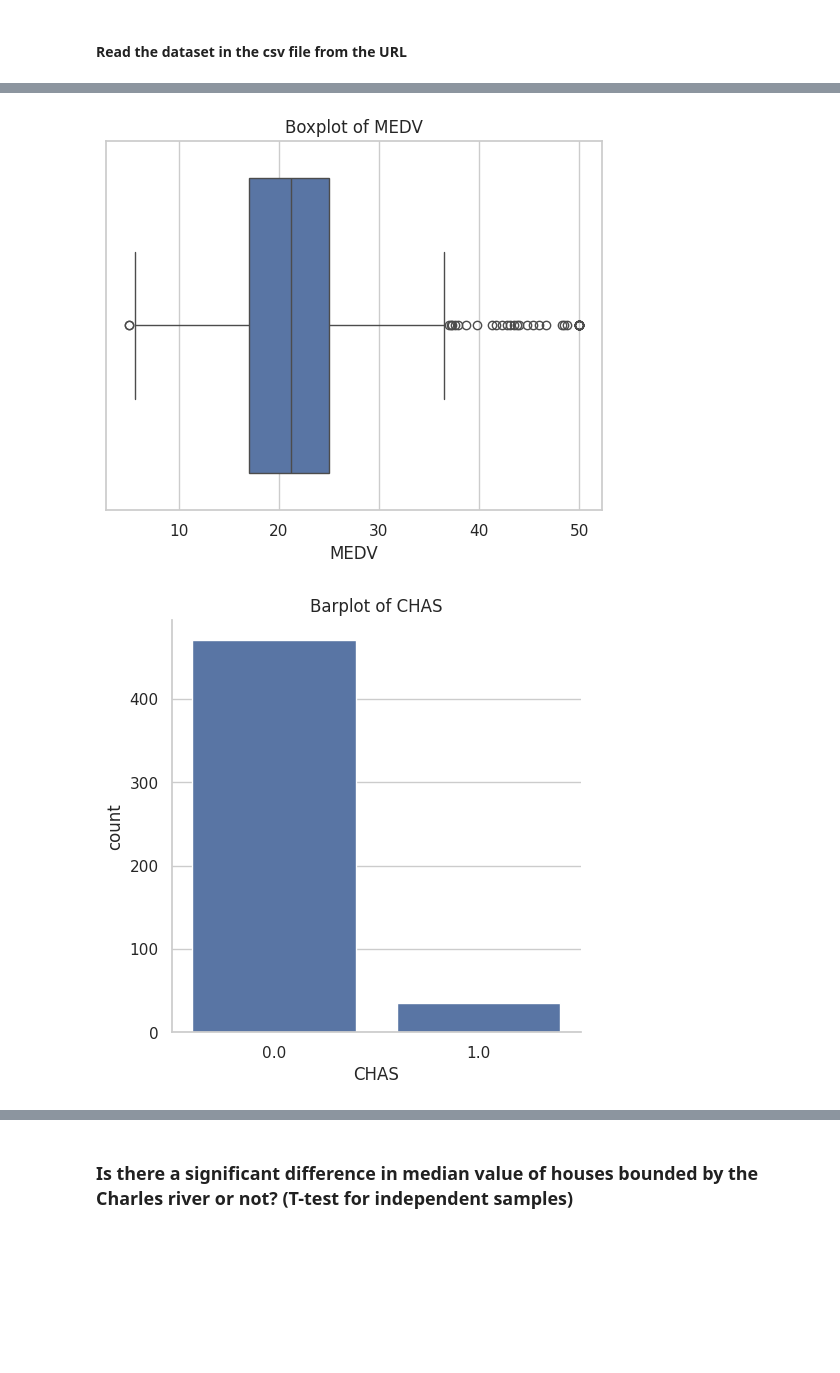
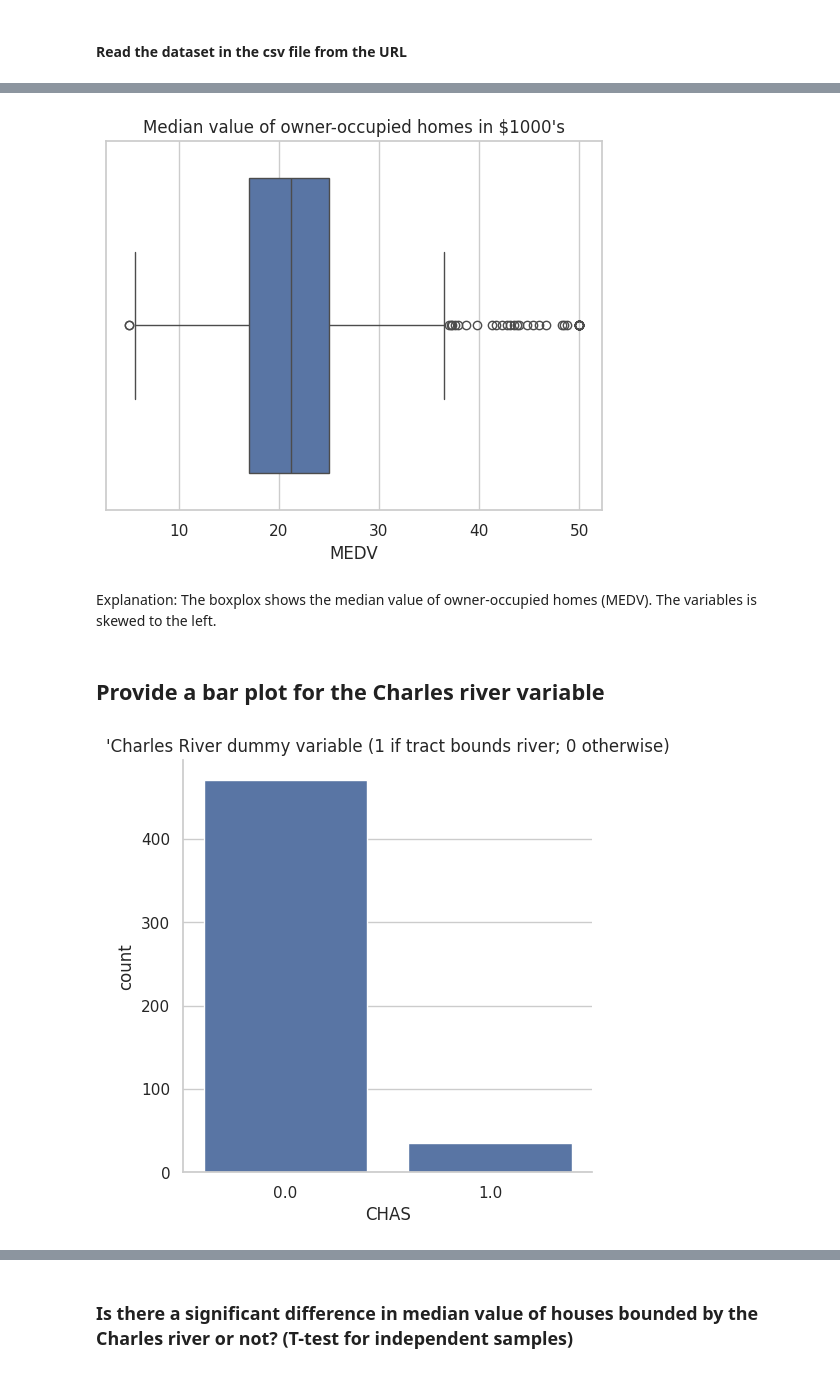
Before and after one commit to JongPow2000/Boston-housing-project, a Jupyter notebook: Optional_Peer_Graded_Assignment.jupyterlite.ipynb, the cells around one changed output, grey strips where cells are left out. Cells and saved outputs as stored; diff of their text form; code cells hidden in the pictures; blank space fills up the shorter version.

```diff
--- a/Optional_Peer_Graded_Assignment.jupyterlite.ipynb
+++ b/Optional_Peer_Graded_Assignment.jupyterlite.ipynb
@@ -34,14 +34,16 @@ boston_df=pd.read_csv(boston_url)
 # %%
-# Visualization 1
 ax1 = sns.boxplot(x='MEDV', data=boston_df)
-pyplot.title("Boxplot of MEDV")
+pyplot.title("Median value of owner-occupied homes in $1000's")
 pyplot.show()
 # %% [output]
-[figure, old version]
+[figure, new version]
+# %% [markdown]
+Explanation: The boxplox shows the median value of owner-occupied homes (MEDV). The variables is skewed to the left.
+# %% [markdown]
+## Provide a bar plot for the Charles river variable
 # %%
-# Visualization 2
 sns.catplot(x='CHAS', kind='count', data=boston_df)
-pyplot.title("Barplot of CHAS")
+pyplot.title("Charles River dummy variable (1 if tract bounds river; 0 otherwise)")
 pyplot.show()
 # %% [output]
-[figure, old version]
+[figure, new version]
```
Also changed, not shown: parts of 24 cells of this notebook.
